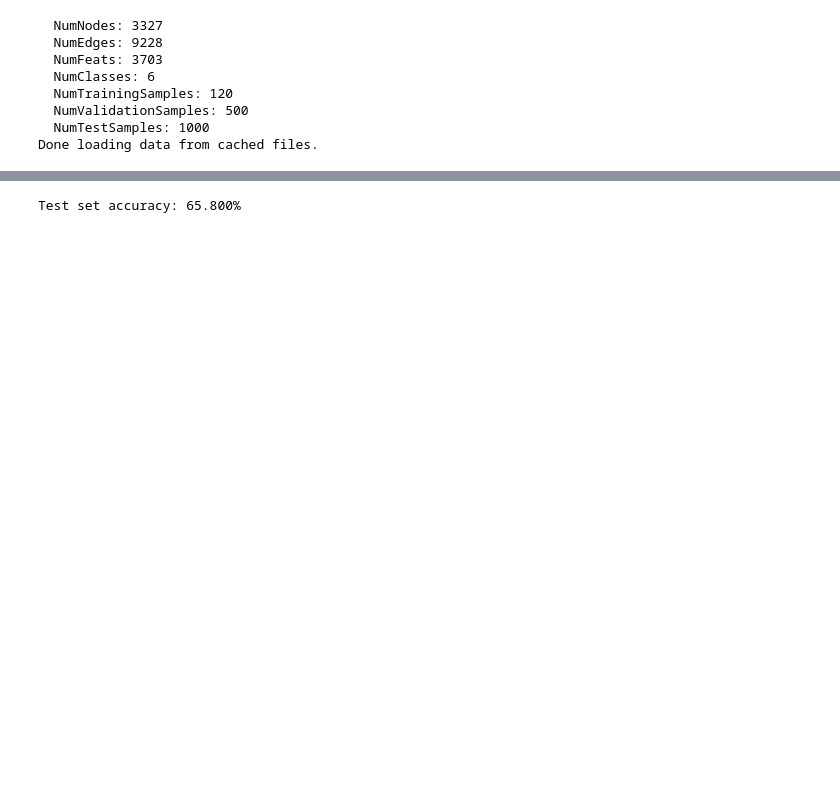
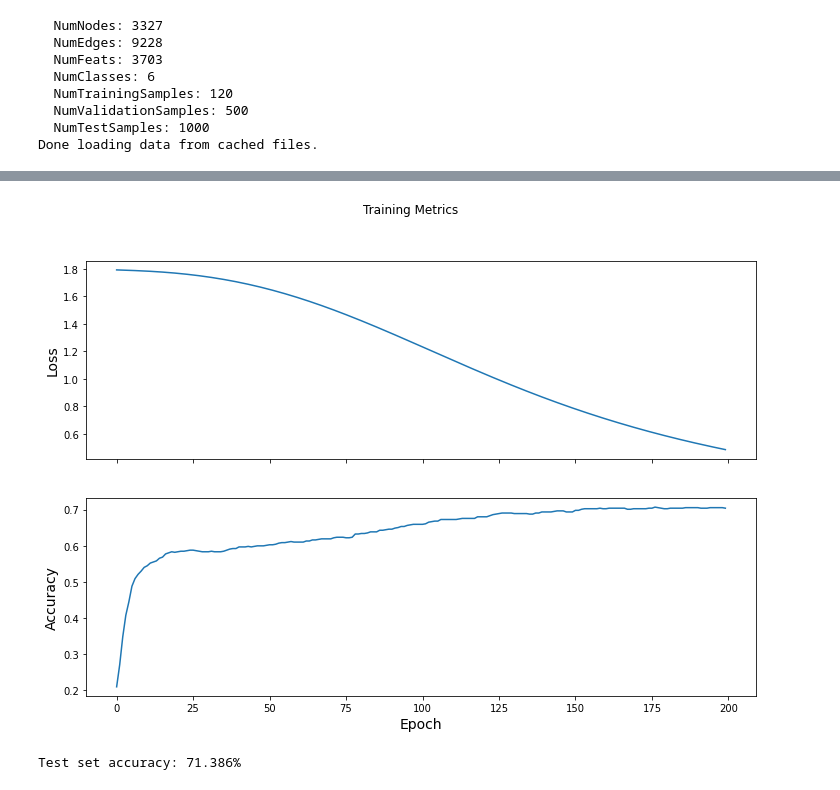
Before and after one commit to manishsb/ml_proj_gcn, a Jupyter notebook: gcn_impl.ipynb, the cells around one changed output, grey strips where cells are left out. Saved outputs shown, nothing was run; the diff lists cells and outputs as text; code cells hidden in the pictures; blank space fills up the shorter version.

```diff
--- a/gcn_impl.ipynb
+++ b/gcn_impl.ipynb
@@ -22,6 +36,0 @@ adj = graph.adjacency_matrix()
-# %%
-features = graph.ndata['feat']
-labels = graph.ndata['label']
-train_mask = graph.ndata['train_mask']
-test_mask = graph.ndata['test_mask']
-val_mask = graph.ndata['val_mask']
@@ -46 +37,13 @@ class GCN_Layer(tf.keras.layers.Layer):
+# %%
+def plot(train_loss_results, train_accuracy_results):
+    fig, axes = plt.subplots(2, sharex=True, figsize=(12, 8))
+    fig.suptitle('Training Metrics')
+
+    axes[0].set_ylabel("Loss", fontsize=14)
+    axes[0].plot(train_loss_results)
+
+    axes[1].set_ylabel("Accuracy", fontsize=14)
+    axes[1].set_xlabel("Epoch", fontsize=14)
+    axes[1].plot(train_accuracy_results)
+    plt.show()
 # %%
@@ -57,28 +172,13 @@ class GCN_Model(tf.keras.Model):
 # %%
-import numpy as np
-import torch
-model = GCN_Model(adj, features.shape[1], tf.unique(labels)[0].shape[0])
-optimizer = tf.keras.optimizers.Adam(learning_rate=0.001)
-loss_object = tf.keras.losses.SparseCategoricalCrossentropy(from_logits=True)
+gcn_model = GCN_Model(features.shape[1], tf.unique(labels)[0].shape[0])
 
-def loss(model, x, y, train_mask, training):
-    y_pre = model(x)
-    return loss_object(y_true=y[train_mask], y_pred=y_pre[train_mask])
+gcn_model.compile(
+    optimizer=tf.keras.optimizers.Adam(learning_rate=0.001),
+    loss=tf.keras.losses.SparseCategoricalCrossentropy(from_logits=True),
+    metric=tf.keras.metrics.SparseCategoricalAccuracy()
+)
 
-def grad(model, inputs, targets, train_mask):
-    with tf.GradientTape() as tape:
-        loss_value = loss(model, inputs, targets, train_mask, training=True)
-    return loss_value, tape.gradient(loss_value, model.trainable_variables)
-
-for epoch in range(200):
-    epoch_loss_avg = tf.keras.metrics.Mean()
-    epoch_accuracy = tf.keras.metrics.SparseCategoricalAccuracy()
-    loss_value = loss(model, tf.cast(features, dtype=tf.float32), labels, train_mask, training=True)
-    loss_value, grads = grad(model, tf.cast(features, dtype=tf.float32), labels, train_mask)
-    optimizer.apply_gradients(zip(grads, model.trainable_variables))
-    epoch_loss_avg.update_state(loss_value)
-    epoch_accuracy.update_state(labels[val_mask], model(features, training=True)[val_mask])
-    print("Epoch {:03d}: Loss: {:.3f}, Accuracy: {:.3%}".format(epoch,
-                                                                epoch_loss_avg.result(),
-                                                                epoch_accuracy.result()))
+gcn_model.fit(adj, features, labels, train_mask, val_mask, 200)
+acc = gcn_model.test_on_batch(adj, features, labels, test_mask)
+print("Test set accuracy: {:.3%}".format(acc))
 # %% [output]
@@ -102,7 +202,2 @@ Epoch 199: Loss: 0.065, Accuracy: 66.400%
+[figure, added]
+Test set accuracy: 71.386%
-# %%
-test_accuracy = tf.keras.metrics.Accuracy()
-prediction = tf.argmax(model(features, training=False)[test_mask], axis=1, output_type=tf.int64)
-test_accuracy(prediction, labels[test_mask])
-print("Test set accuracy: {:.3%}".format(test_accuracy.result()))
-# %% [output]
-Test set accuracy: 65.800%
```
Also changed, not shown: parts of 8 cells of this notebook.
